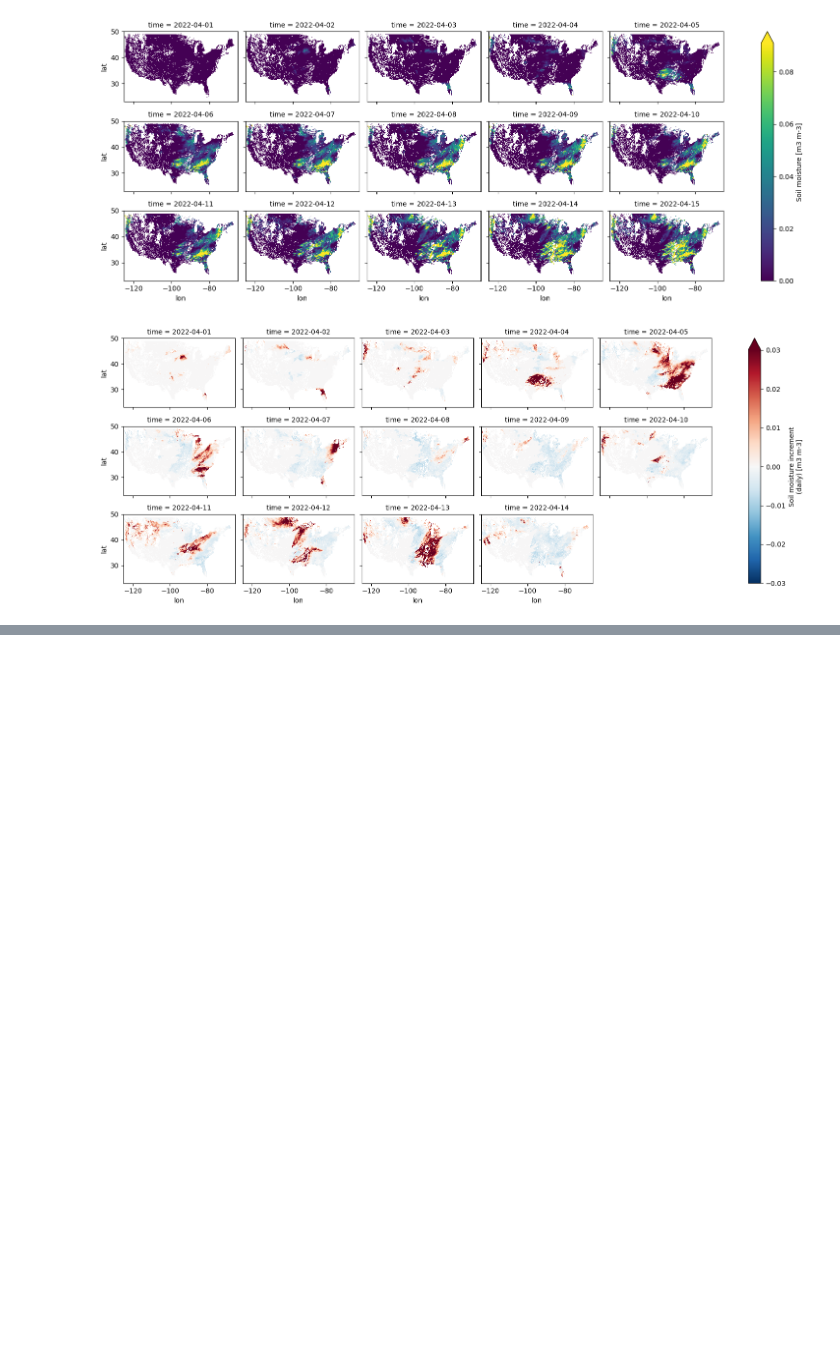
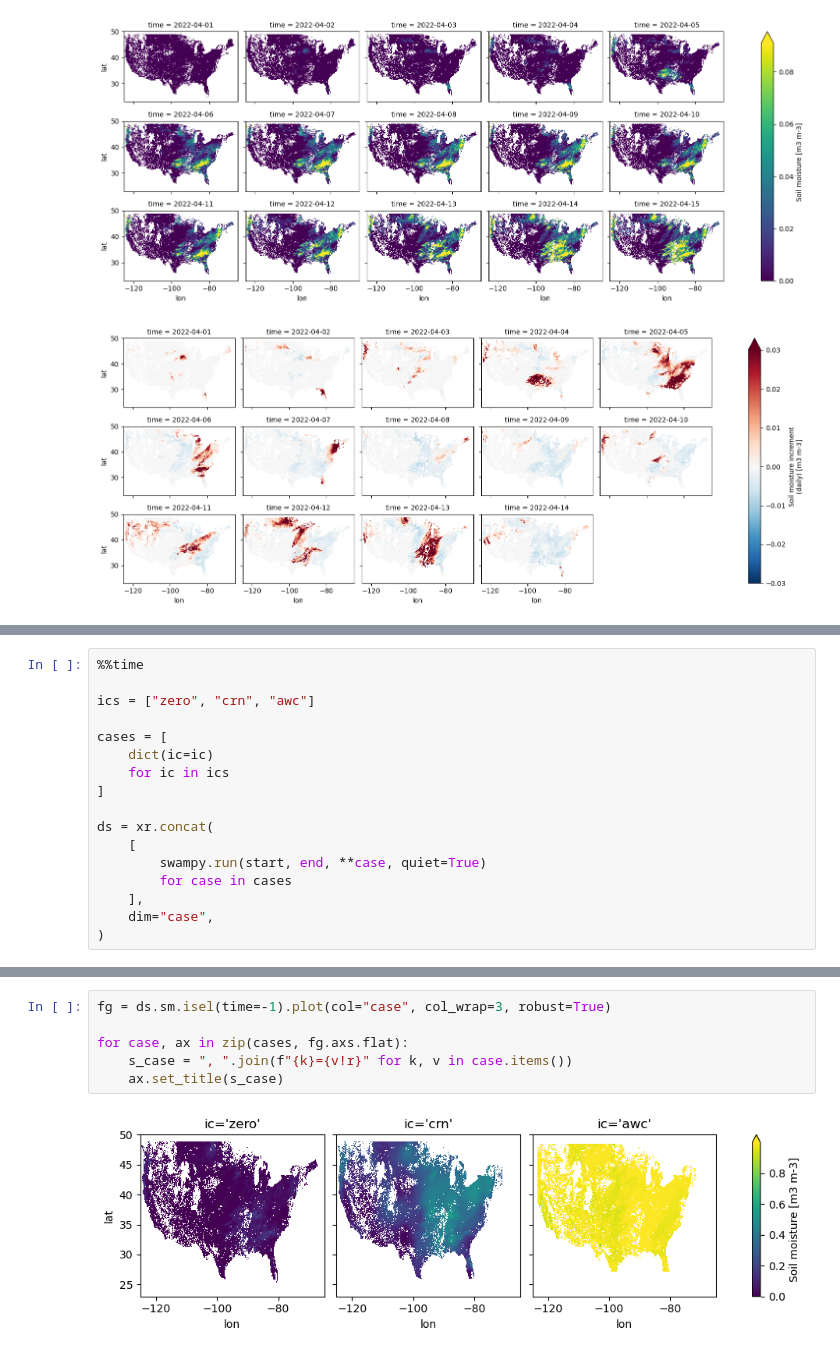
Before and after one commit to noaa-oar-arl/SWAMP, a Jupyter notebook: example.ipynb, the cells around one changed output, grey strips where cells are left out. Cells and saved outputs as stored; diff of their text form; blank space fills up the shorter version.

```diff
--- a/example.ipynb
+++ b/example.ipynb
@@ -60,0 +68,17 @@ with xr.set_options(keep_attrs=True):
+# %%
+%%time
+
+ics = ["zero", "crn", "awc"]
+
+cases = [
+    dict(ic=ic)
+    for ic in ics
+]
+
+ds = xr.concat(
+    [
+        swampy.run(start, end, **case, quiet=True)
+        for case in cases
+    ],
+    dim="case",
+)
@@ -60,0 +88,8 @@ with xr.set_options(keep_attrs=True):
+# %%
+fg = ds.sm.isel(time=-1).plot(col="case", col_wrap=3, robust=True)
+
+for case, ax in zip(cases, fg.axs.flat):
+    s_case = ", ".join(f"{k}={v!r}" for k, v in case.items())
+    ax.set_title(s_case)
+# %% [output]
+[figure, added]
```
Also changed, not shown: parts of 4 cells of this notebook, 2 other files.
